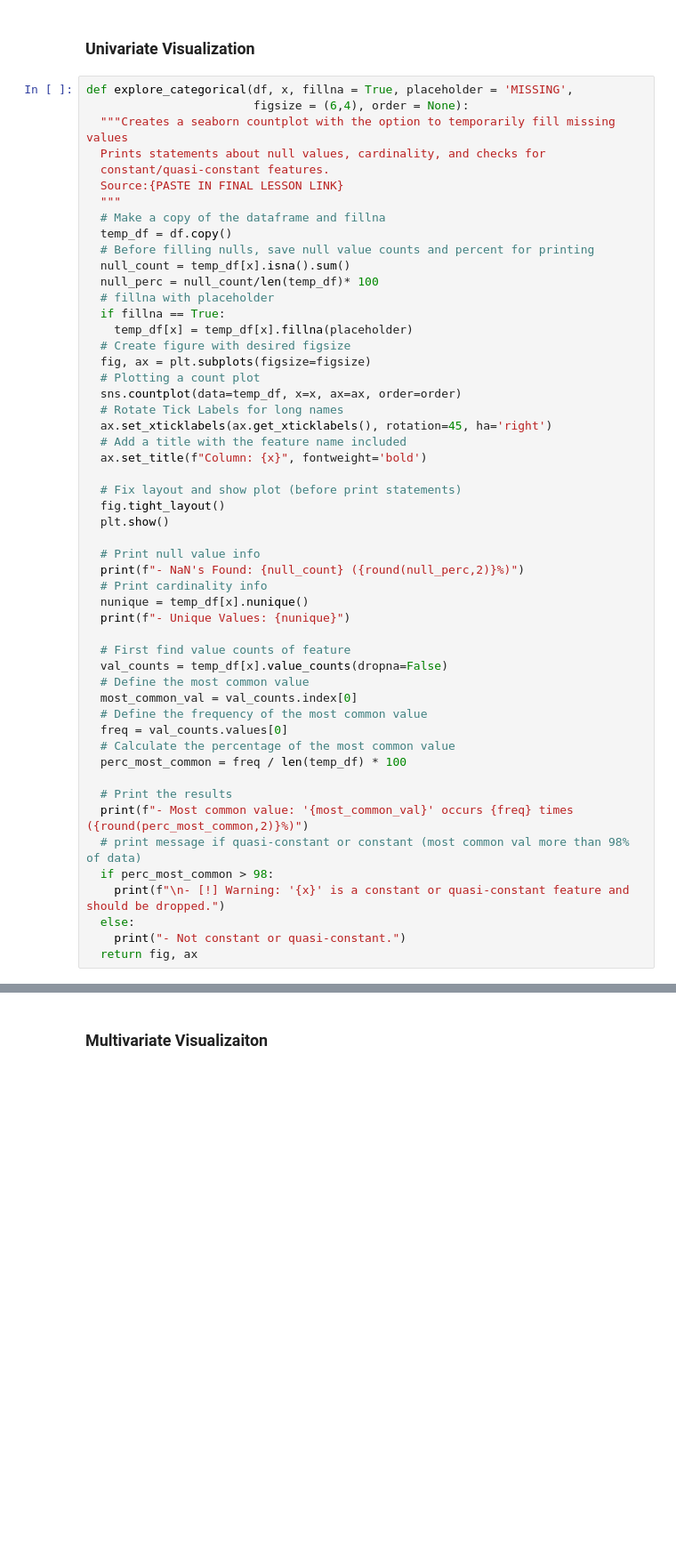
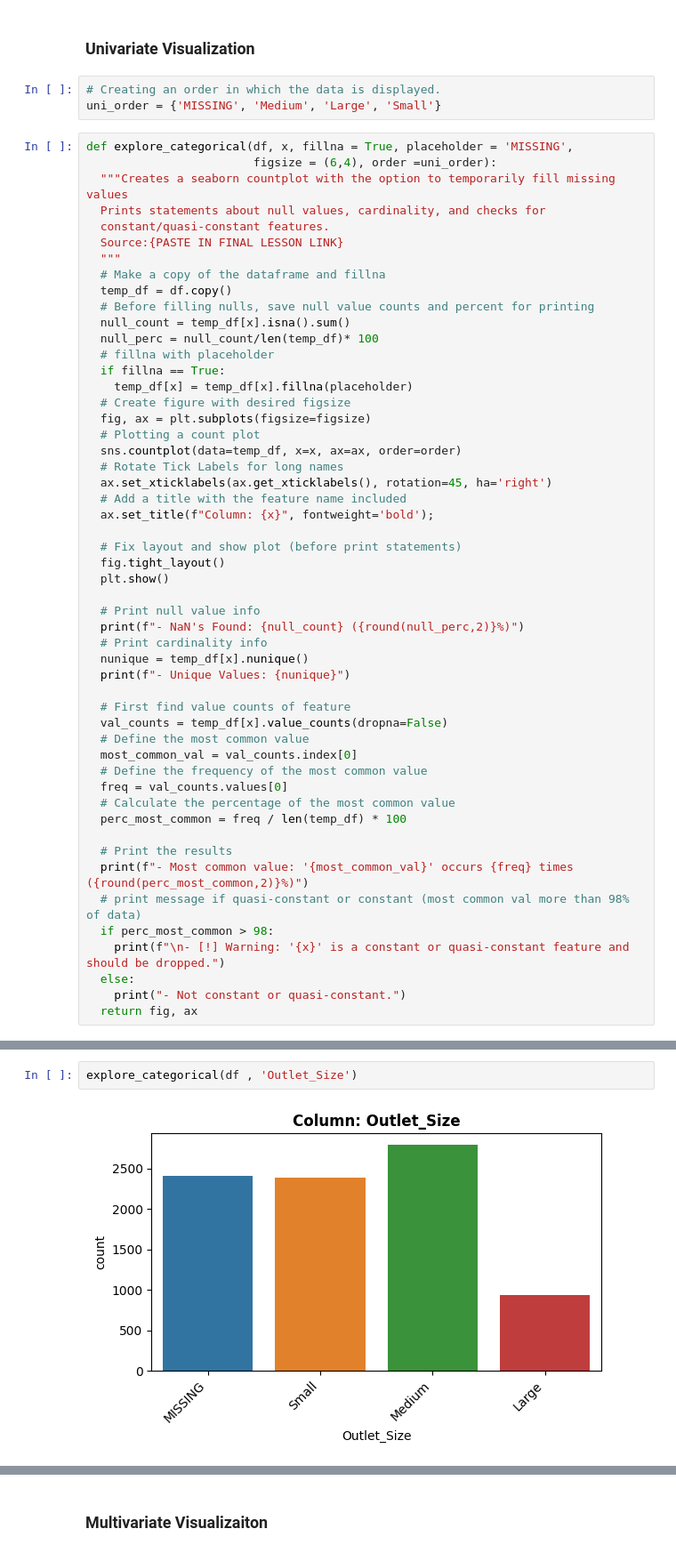
Before and after one commit to ThomasLane1820/Prediction-of-Product-Sales, a Jupyter notebook: Production_of_Product_Sales.ipynb, the cells around one changed output, grey strips where cells are left out. Shown: that part at 89% size. Cells and saved outputs as stored; diff of their text form; blank space fills up the shorter version.

```diff
--- a/Production_of_Product_Sales.ipynb
+++ b/Production_of_Product_Sales.ipynb
@@ -430,9 +430,12 @@ filter_missing_size.sum()
 ![Prediction of Product Sales Data Dict.png](embedded-picture-1)
 # %% [markdown]
 ### Univariate Visualization
+# %%
+# Creating an order in which the data is displayed.
+uni_order = {'MISSING', 'Medium', 'Large', 'Small'}
 # %%
 def explore_categorical(df, x, fillna = True, placeholder = 'MISSING',
-                        figsize = (6,4), order = None):
+                        figsize = (6,4), order =uni_order):
   """Creates a seaborn countplot with the option to temporarily fill missing values
   Prints statements about null values, cardinality, and checks for
   constant/quasi-constant features.
@@ -453,7 +456,7 @@ def explore_categorical(df, x, fillna = True, placeholder = 'MISSING',
   # Rotate Tick Labels for long names
   ax.set_xticklabels(ax.get_xticklabels(), rotation=45, ha='right')
   # Add a title with the feature name included
-  ax.set_title(f"Column: {x}", fontweight='bold')
+  ax.set_title(f"Column: {x}", fontweight='bold');
 
   # Fix layout and show plot (before print statements)
   fig.tight_layout()
@@ -538,0 +488,4 @@ def explore_numeric(df, x, figsize=(6,5) ):
+# %%
+explore_categorical(df , 'Outlet_Size')
+# %% [output]
+[figure, added]
```
Also changed, not shown: parts of 8 cells of this notebook.
